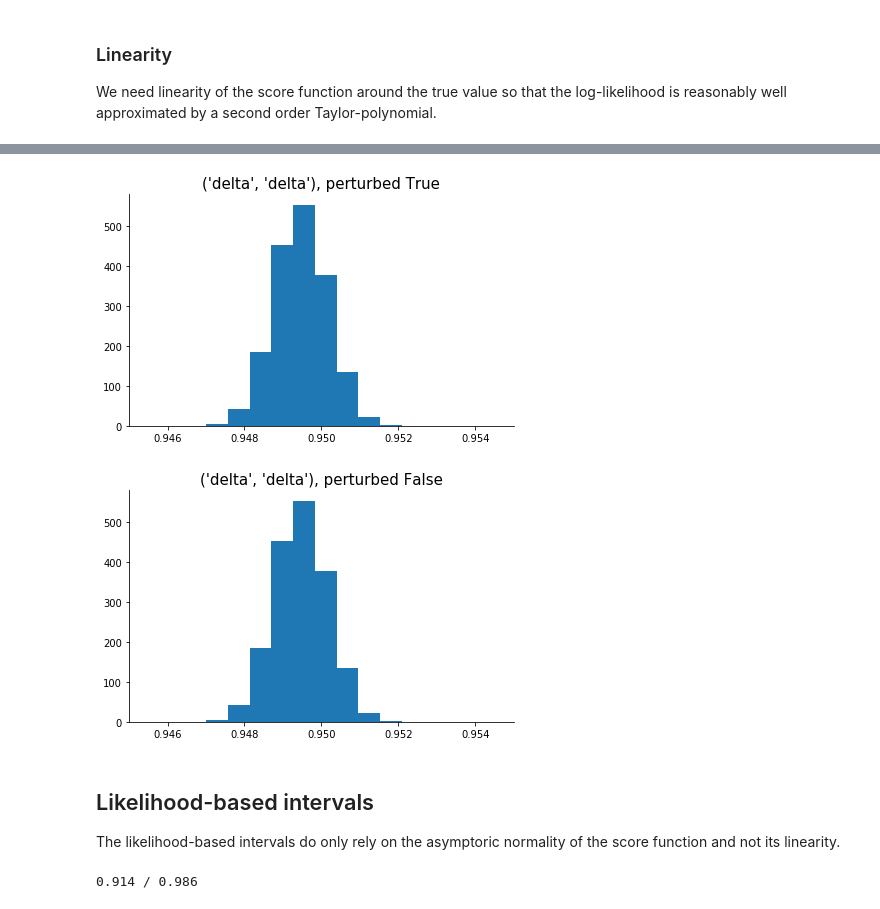
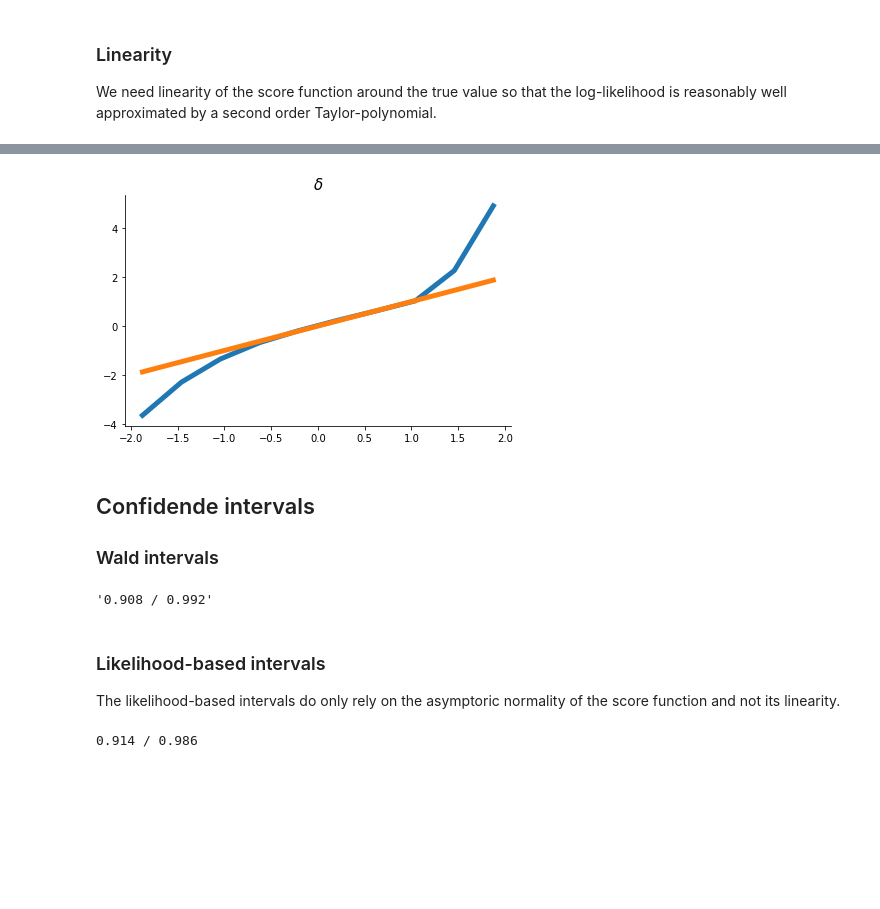
Before and after one commit to OpenSourceEconomics/ekw-lectures, a Jupyter notebook: lectures/01_maximum_likelihood/notebook.ipynb, the cells around one changed output, grey strips where cells are left out. Saved outputs shown, nothing was run; the diff lists cells and outputs as text; code cells hidden in the pictures; blank space fills up the shorter version.

```diff
--- a/lectures/01_maximum_likelihood/notebook.ipynb
+++ b/lectures/01_maximum_likelihood/notebook.ipynb
@@ -67,20 +69,0 @@ params_base["upper"] = [0.99, 0.075,  0.00, 1.10, 0.1000, 0.030, +0.99]
-# %%
-crit_func = rp.get_crit_func(params_base, options_base, df)
-
-for index in params_base.index:
-
-    upper, lower = params_base.loc[index][["upper", "lower"]]
-    grid = np.linspace(lower, upper, 20)
-
-    fvals = list()
-    for value in grid:
-        params = params_base.copy()
-        params.loc[index, "value"] = value
-        fvals.append(crit_func(params))
-
-    fig, ax = plt.subplots()
-
-    ax.axvline(params_base.loc[index, "value"], color="#A9A9A9", linestyle="--", label="Baseline")
-    ax.plot(grid, np.array(fvals) - np.max(fvals))
-    ax.set_title(index)
-    plt.show()
@@ -165,7 +149,8 @@ ax.set_title("$\delta$");
 
 We need linearity of the score function around the true value so that the log-likelihood is reasonably well approximated by a second order Taylor-polynomial.
 # %%
-num_points = 10
+num_points, index = 10, ("delta", "delta")
+
 upper, lower = params_base.loc[index, ["upper", "lower"]]
 grid = np.linspace(lower, upper, num_points)
 
@@ -208,22 +165,20 @@ boot_params
-# %%
-index = ("delta", "delta")
-for is_perturb in [True, False]:
-
-    fname = f"material/bootstrap.delta_perturb_{str(is_perturb).lower()}.pkl"
-    boot_params = pd.read_pickle(fname)
-
-    fig, ax = plt.subplots()
-
-    ax.hist(boot_params.loc[index, :], density=True)
-    ax.set_title(f"{index}, perturbed {is_perturb}")
-    ax.set_xlim(0.945, 0.955)
-
-    plt.show()
-# %% [output]
-[figure, removed]
-[figure, removed]
+# %%
+plot_score_function(norm_grid, norm_fds)
+# %% [output]
+[figure, added]
+# %% [markdown]
+## Confidende intervals
+
+### Wald intervals
+# %%
+rslt = list()
+rslt.append(0.95 - 1.96 * np.sqrt(1 / delta_fisher))
+rslt.append(0.95 + 1.96 * np.sqrt(1 / delta_fisher))
+"{:5.3f} / {:5.3f}".format(*rslt)
+# %% [output]
+'0.908 / 0.992'
 # %% [markdown]
-## Likelihood-based intervals
+### Likelihood-based intervals
 
 The likelihood-based intervals do only rely on the asymptoric normality of the score function and not its linearity.
 # %%
```
Also changed, not shown: parts of 20 cells of this notebook, 5 other files.
